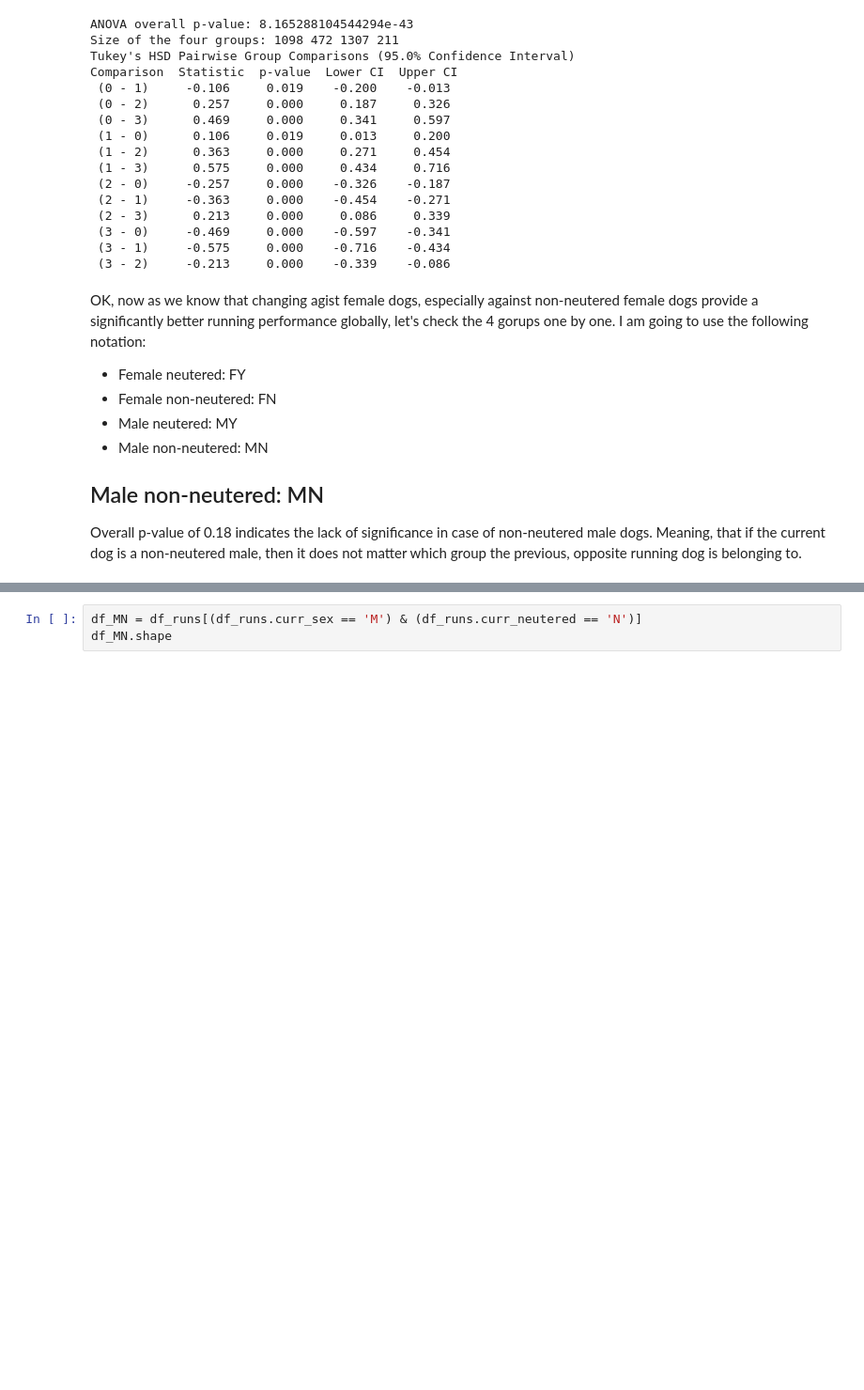
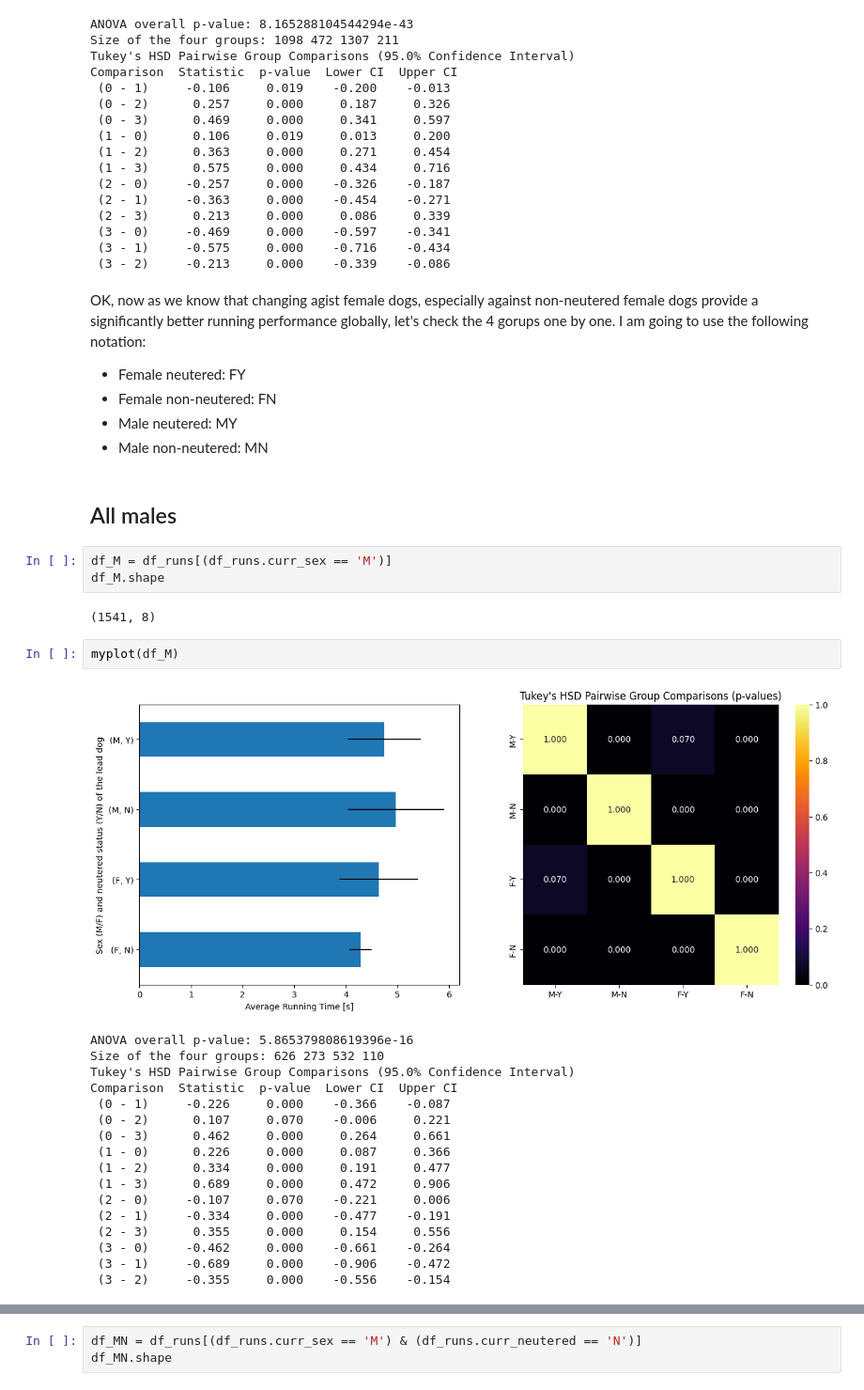
Before and after one commit to dzsobacsi/flyball-project, a Jupyter notebook: 3b-change-partner.ipynb, the cells around one changed output, grey strips where cells are left out. Shown at 94% size. Drawn from its saved outputs; the diff is of its cells as text; blank space fills up the shorter version.

Commit message:
new charts

```diff
--- a/3b-change-partner.ipynb
+++ b/3b-change-partner.ipynb
@@ -146,7 +146,30 @@ OK, now as we know that changing agist female dogs, especially against non-neute
 - Female non-neutered: FN
 - Male neutered: MY
 - Male non-neutered: MN
-
-## Male non-neutered: MN
-
-Overall p-value of 0.18 indicates the lack of significance in case of non-neutered male dogs. Meaning, that if the current dog is a non-neutered male, then it does not matter which group the previous, opposite running dog is belonging to.
+# %% [markdown]
+## All males
+# %%
+df_M = df_runs[(df_runs.curr_sex == 'M')]
+df_M.shape
+# %% [output]
+(1541, 8)
+# %%
+myplot(df_M)
+# %% [output]
+[figure, added]
+ANOVA overall p-value: 5.865379808619396e-16
+Size of the four groups: 626 273 532 110
+Tukey's HSD Pairwise Group Comparisons (95.0% Confidence Interval)
+Comparison  Statistic  p-value  Lower CI  Upper CI
+ (0 - 1)     -0.226     0.000    -0.366    -0.087
+ (0 - 2)      0.107     0.070    -0.006     0.221
+ (0 - 3)      0.462     0.000     0.264     0.661
+ (1 - 0)      0.226     0.000     0.087     0.366
+ (1 - 2)      0.334     0.000     0.191     0.477
+ (1 - 3)      0.689     0.000     0.472     0.906
+ (2 - 0)     -0.107     0.070    -0.221     0.006
+ (2 - 1)     -0.334     0.000    -0.477    -0.191
+ (2 - 3)      0.355     0.000     0.154     0.556
+ (3 - 0)     -0.462     0.000    -0.661    -0.264
+ (3 - 1)     -0.689     0.000    -0.906    -0.472
+ (3 - 2)     -0.355     0.000    -0.556    -0.154
```
Also changed, not shown: parts of 4 cells of this notebook, 1 other file.
